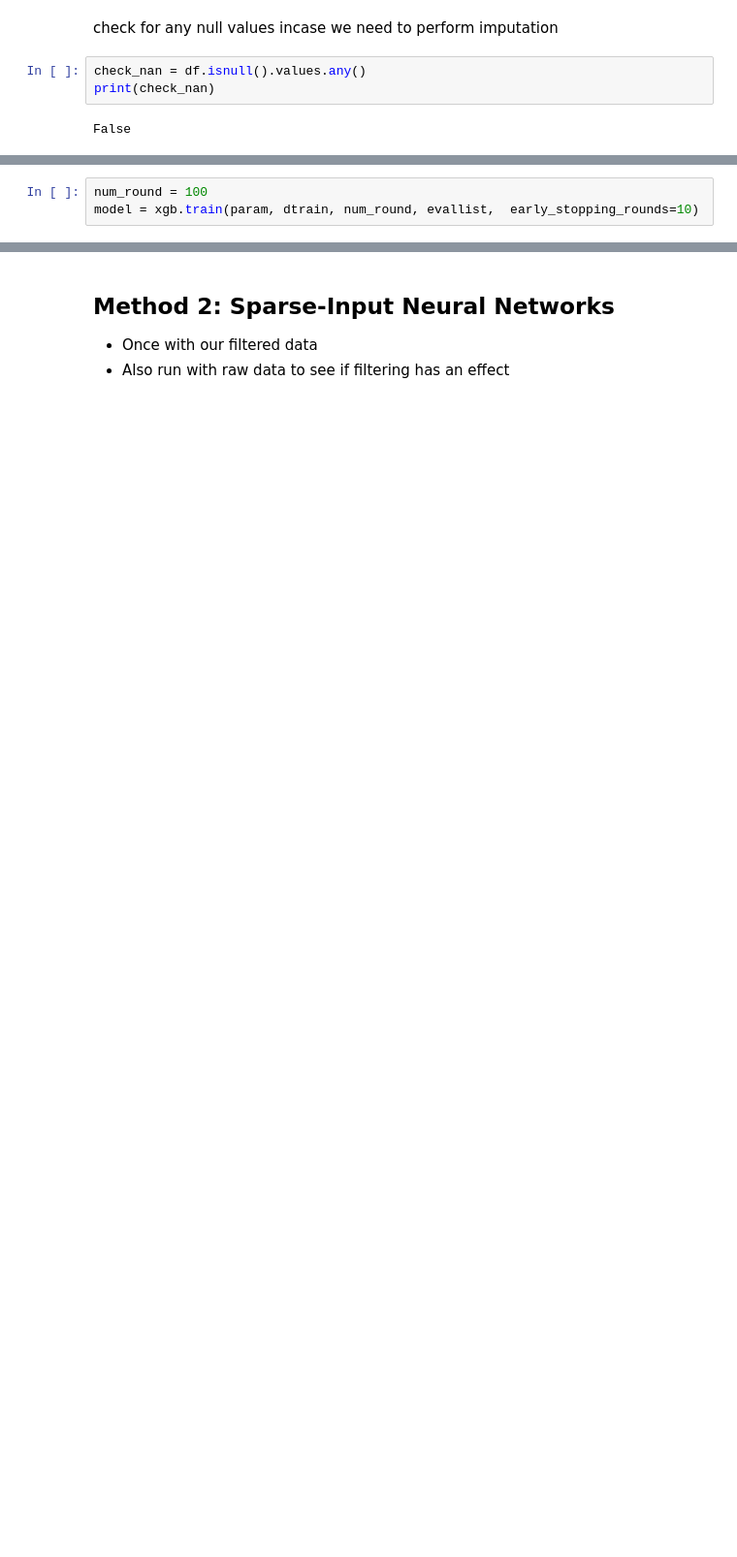
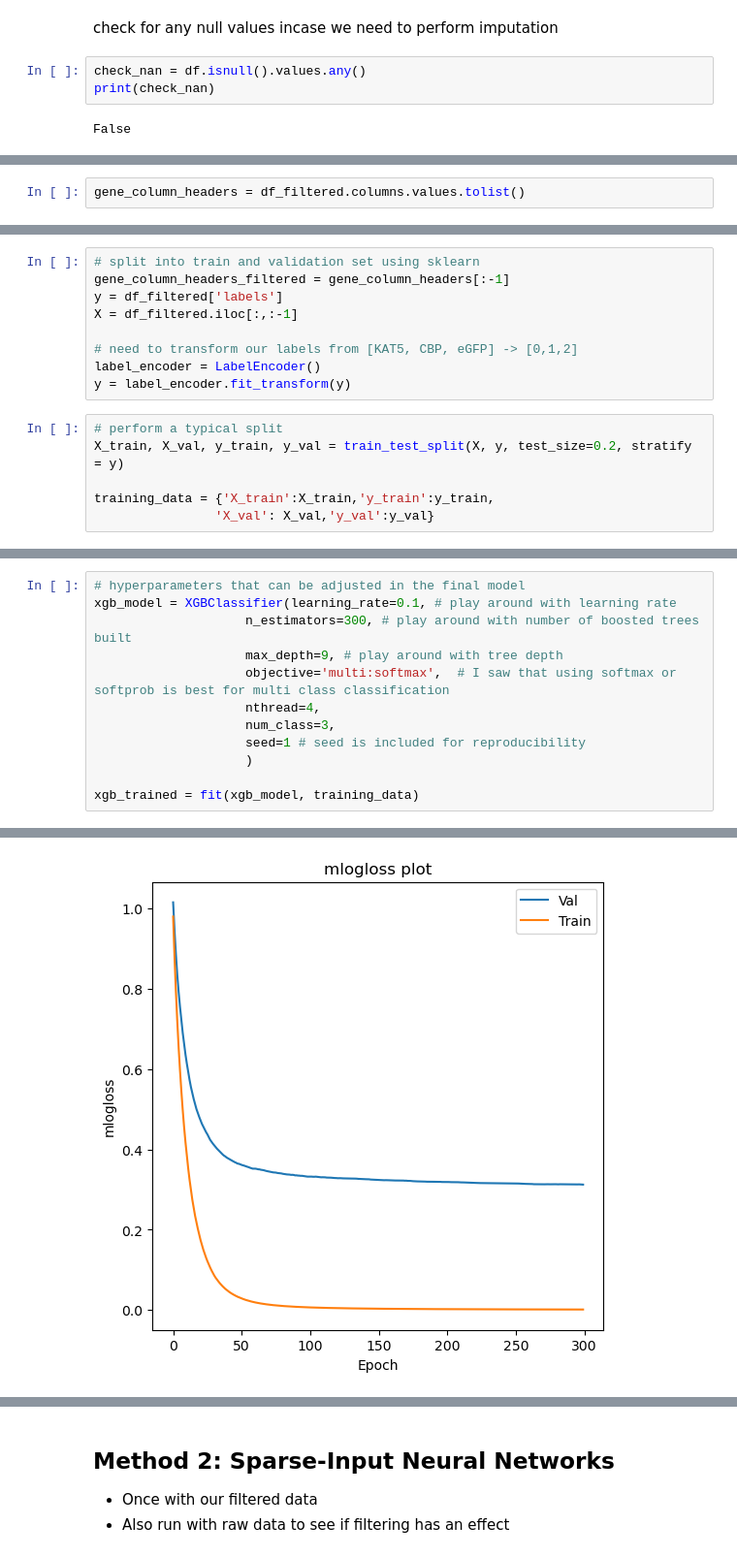
Before and after one commit to Simonlee711/Celltype_Classification, a Jupyter notebook: src/cell_prediction_analysis.ipynb, the cells around one changed output, grey strips where cells are left out. Shown: that part at 97% size. Cells and saved outputs as stored; diff of their text form; blank space fills up the shorter version.

```diff
--- a/src/cell_prediction_analysis.ipynb
+++ b/src/cell_prediction_analysis.ipynb
@@ -130,3 +105,0 @@ evallist = [(dtrain, 'train'), (dtest, 'validation')]
-# %%
-num_round = 100
-model = xgb.train(param, dtrain, num_round, evallist,  early_stopping_rounds=10)
@@ -152,0 +106,2 @@ xgb.to_graphviz(model, num_trees=2)
+# %%
+gene_column_headers = df_filtered.columns.values.tolist()
@@ -152,0 +122,15 @@ xgb.to_graphviz(model, num_trees=2)
+# %%
+# split into train and validation set using sklearn
+gene_column_headers_filtered = gene_column_headers[:-1]
+y = df_filtered['labels']
+X = df_filtered.iloc[:,:-1]
+
+# need to transform our labels from [KAT5, CBP, eGFP] -> [0,1,2]
+label_encoder = LabelEncoder()
+y = label_encoder.fit_transform(y)
+# %%
+# perform a typical split
+X_train, X_val, y_train, y_val = train_test_split(X, y, test_size=0.2, stratify = y)
+
+training_data = {'X_train':X_train,'y_train':y_train,
+                'X_val': X_val,'y_val':y_val}
@@ -152,0 +191,13 @@ xgb.to_graphviz(model, num_trees=2)
+# %%
+# hyperparameters that can be adjusted in the final model
+xgb_model = XGBClassifier(learning_rate=0.1, # play around with learning rate
+                    n_estimators=300, # play around with number of boosted trees built
+                    max_depth=9, # play around with tree depth
+                    objective='multi:softmax',  # I saw that using softmax or softprob is best for multi class classification
+                    nthread=4,
+                    num_class=3,
+                    seed=1 # seed is included for reproducibility
+                    )
+
+xgb_trained = fit(xgb_model, training_data)
+# %% [output]
@@ -152,0 +213 @@ xgb.to_graphviz(model, num_trees=2)
+[figure, added]
```
Also changed, not shown: parts of 41 cells of this notebook, 2 other files.
